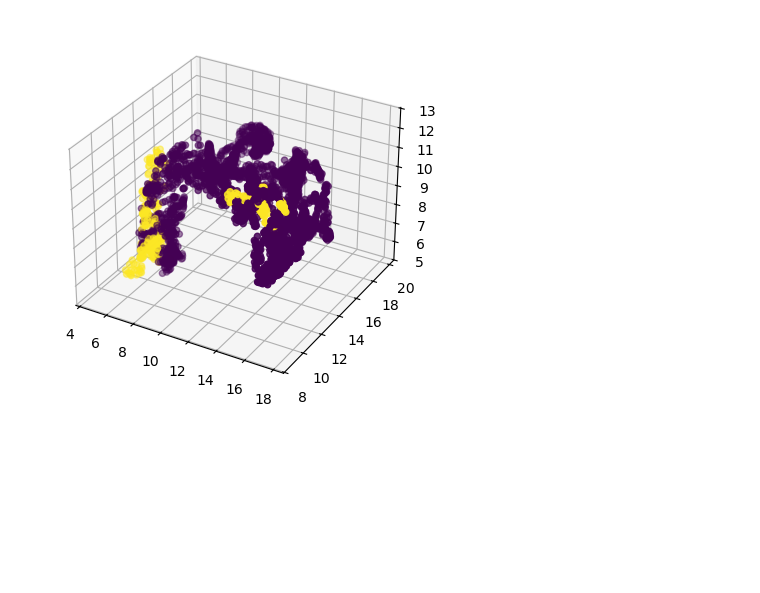
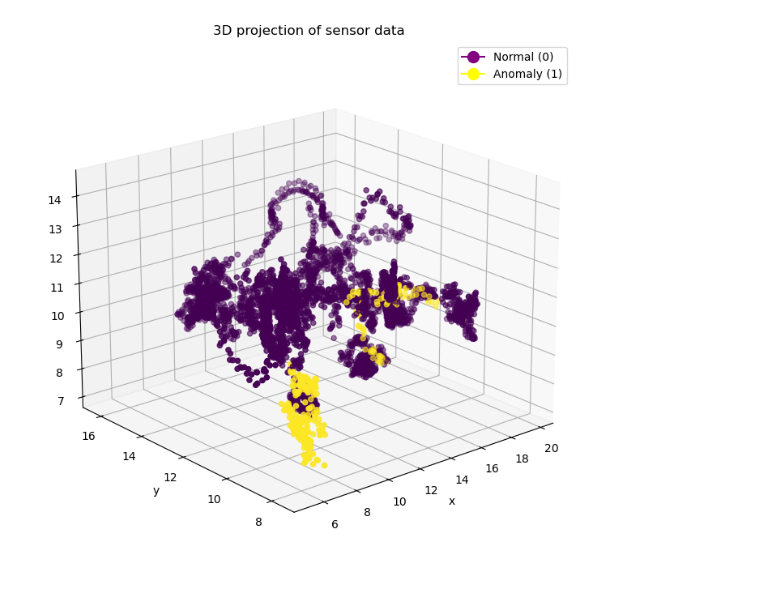
Before and after one commit to plumol/data1030-final-project, a Jupyter notebook: explore.ipynb, the cells around one changed output. Cells and saved outputs as stored; diff of their text form; code cells hidden in the pictures; blank space fills up the shorter version.

```diff
--- a/explore.ipynb
+++ b/explore.ipynb
@@ -22,14 +24,34 @@ df
+# %%
+from matplotlib.lines import Line2D
+
+intify = df['anomaly'].astype(int)
+
+fig = plt.figure(figsize=(7,7), layout='tight')
+ax1 = fig.add_subplot(1, 1, 1, projection='3d')
+ax1.scatter(df['x'], df['y'], df['z'], c=df['anomaly'])
+ax1.set_xlabel("x")
+ax1.set_ylabel("y")
+ax1.set_zlabel('z')
+ax1.set_title('3D projection of sensor data')
+
+legend_elements = [Line2D([0], [0], marker='o', color='purple', label='Normal (0)',
+                        markersize=10),
+                   Line2D([0], [0], marker='o', color='yellow', label='Anomaly (1)',
+                        markersize=10)]
+
+# Add the legend to the plot
+ax1.legend(handles=legend_elements, loc='upper right')
+
+
+ax1.view_init(elev=20., azim=-130)
+# %% [output]
+[figure, added]
 # %%
+# combining OH encoding for sensor data
 sensor1 = np.array(df['010-000-024-033']).reshape(-1, 1)
 sensor2 = np.array(df['010-000-030-096']).reshape(-1, 1)
 sensor3 = np.array(df['020-000-032-221']).reshape(-1, 1)
 sensor4 = np.array(df['020-000-033-111']).reshape(-1, 1)
 
 sensor_oh = np.concatenate([sensor1, sensor2, sensor3, sensor4], axis=1)
-
-fig = plt.figure()
-ax1 = fig.add_subplot(1, 1, 1, projection='3d')
-ax1.scatter(df['x'], df['y'], df['z'], c=df['anomaly'])
-fig.show()
+sensor_idx = [np.argmax(i) for i in sensor_oh]
-# %% [output]
-[figure, removed]
```
Also changed, not shown: parts of 8 cells of this notebook.
